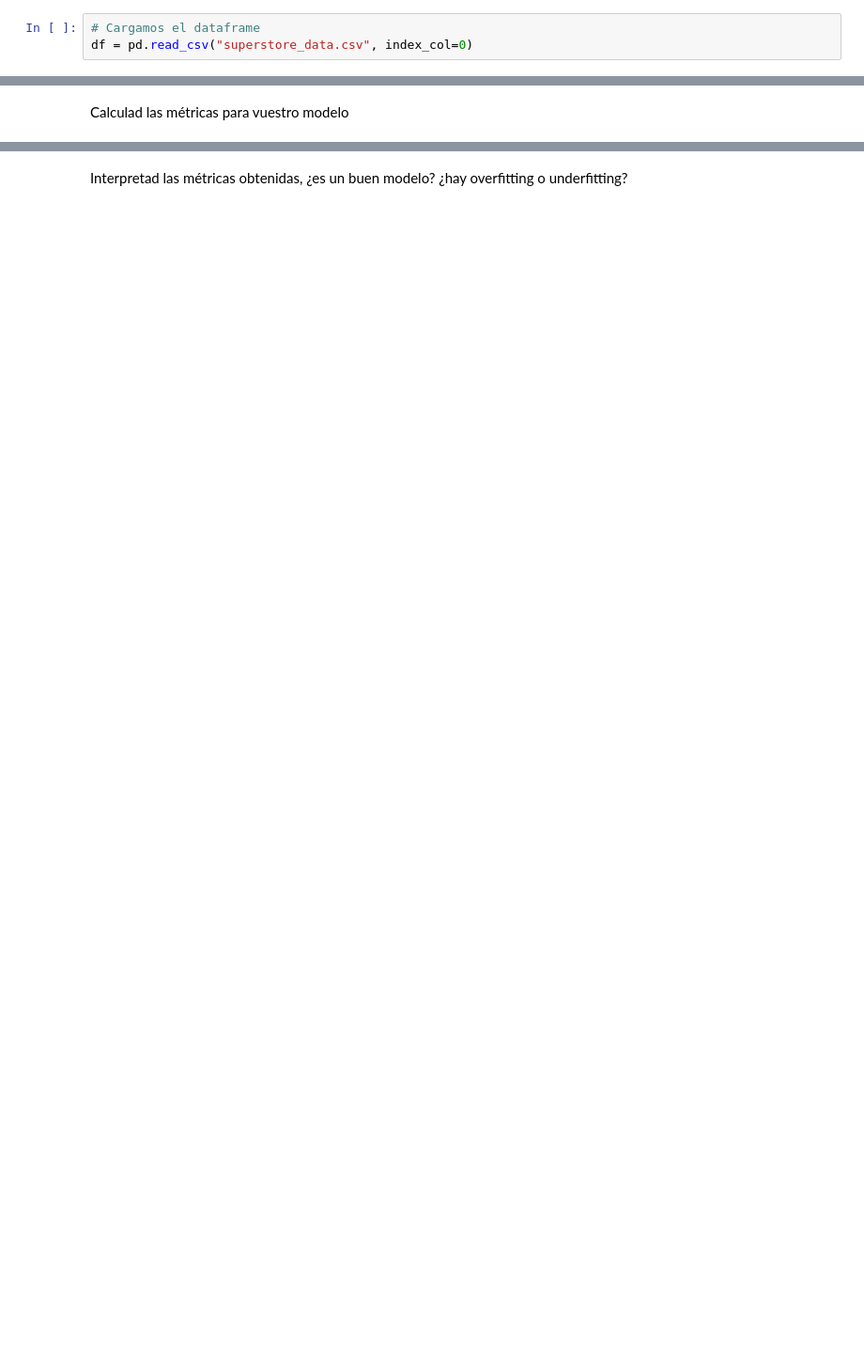
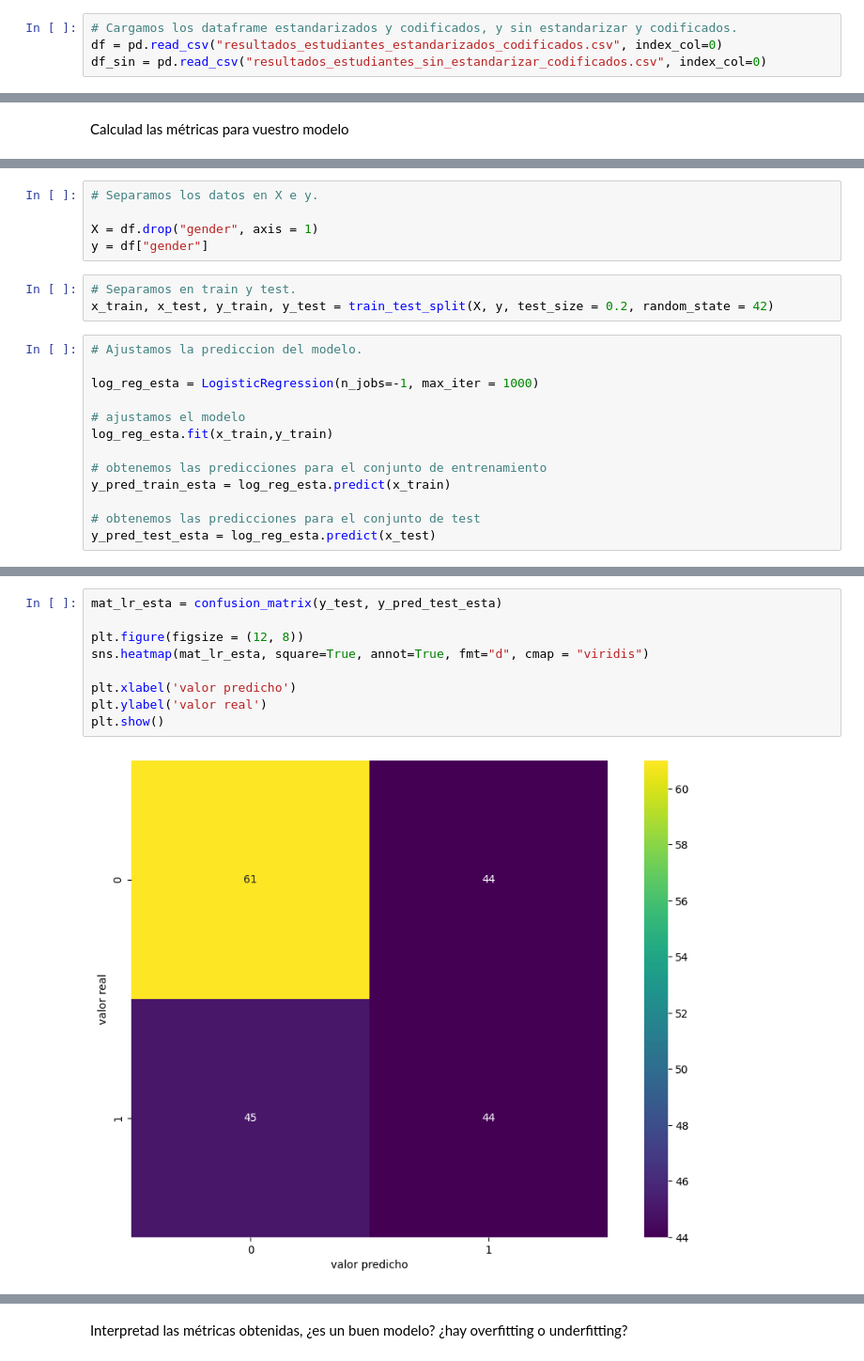
Before and after one commit to Adalab/DA-promo-c-modulo-3-sprint-1-Sila-Silvia, a Jupyter notebook: Regresión Logística/Leccion-16-Regresion-Logistica-Metricas/Leccion-16-Regresion-Logistica-Metricas.ipynb, the cells around one changed output, grey strips where cells are left out. Shown at 94% size. Cells and saved outputs as stored; diff of their text form; blank space fills up the shorter version.

```diff
--- a/Regresión Logística/Leccion-16-Regresion-Logistica-Metricas/Leccion-16-Regresion-Logistica-Metricas.ipynb
+++ b/Regresión Logística/Leccion-16-Regresion-Logistica-Metricas/Leccion-16-Regresion-Logistica-Metricas.ipynb
@@ -20,3 +29,4 @@ warnings.filterwarnings('ignore')
 # %%
-# Cargamos el dataframe
-df = pd.read_csv("superstore_data.csv", index_col=0)
+# Cargamos los dataframe estandarizados y codificados, y sin estandarizar y codificados.
+df = pd.read_csv("resultados_estudiantes_estandarizados_codificados.csv", index_col=0)
+df_sin = pd.read_csv("resultados_estudiantes_sin_estandarizar_codificados.csv", index_col=0)
@@ -24,0 +55,21 @@ Calculad las métricas para vuestro modelo
+# %%
+# Separamos los datos en X e y.
+
+X = df.drop("gender", axis = 1)
+y = df["gender"]
+# %%
+# Separamos en train y test.
+x_train, x_test, y_train, y_test = train_test_split(X, y, test_size = 0.2, random_state = 42)
+# %%
+# Ajustamos la prediccion del modelo.
+
+log_reg_esta = LogisticRegression(n_jobs=-1, max_iter = 1000)
+
+# ajustamos el modelo
+log_reg_esta.fit(x_train,y_train)
+
+# obtenemos las predicciones para el conjunto de entrenamiento
+y_pred_train_esta = log_reg_esta.predict(x_train)
+
+# obtenemos las predicciones para el conjunto de test
+y_pred_test_esta = log_reg_esta.predict(x_test)
@@ -24,0 +105,11 @@ Calculad las métricas para vuestro modelo
+# %%
+mat_lr_esta = confusion_matrix(y_test, y_pred_test_esta)
+
+plt.figure(figsize = (12, 8))
+sns.heatmap(mat_lr_esta, square=True, annot=True, fmt="d", cmap = "viridis")
+
+plt.xlabel('valor predicho')
+plt.ylabel('valor real')
+plt.show()
+# %% [output]
+[figure, added]
```
Also changed, not shown: parts of 20 cells of this notebook, 8 other files.
